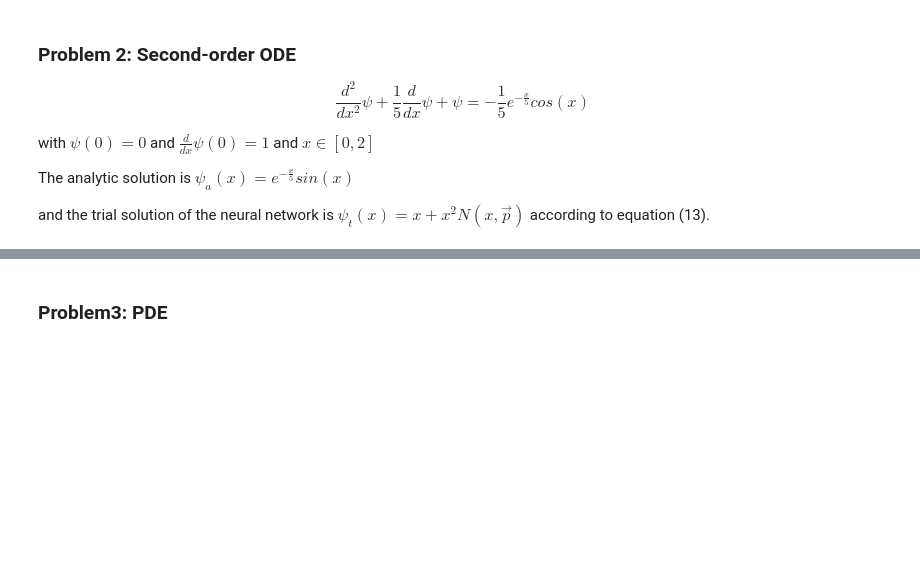
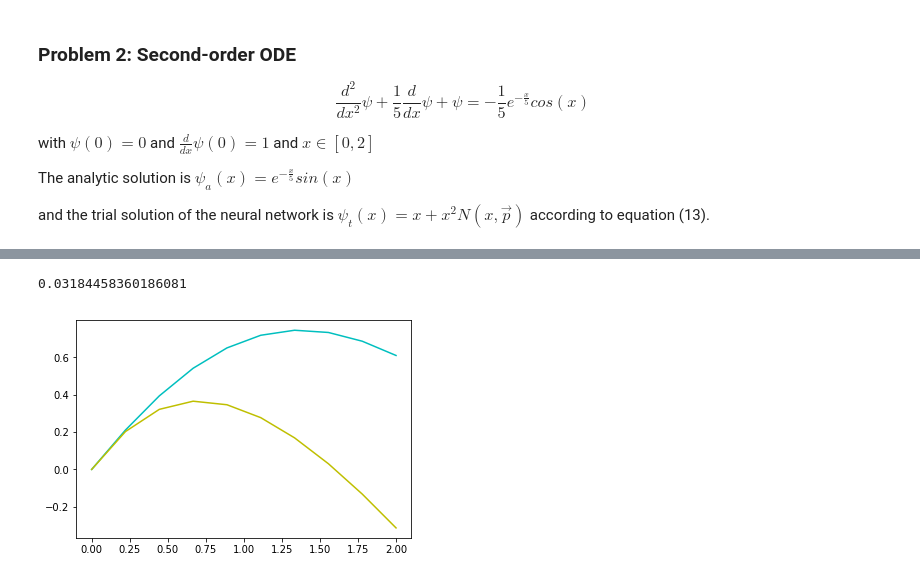
Before and after one commit to anhnguyendepocen/py-optimization, a Jupyter notebook: 11 - Solving Differential Equations with Neural Networks.ipynb, the cells around one changed output, grey strips where cells are left out. Drawn from its saved outputs; the diff is of its cells as text; code cells hidden in the pictures; blank space fills up the shorter version.

```diff
--- a/11 - Solving Differential Equations with Neural Networks.ipynb
+++ b/11 - Solving Differential Equations with Neural Networks.ipynb
@@ -546,22 +501,14 @@ import autograd.numpy.random as npr
 nx = 10
 dx = 1. / nx
 
-def f(x, psy, dpsy):
-    '''
-        d2(psy)/dx2 = f(x, dpsy/dx, psy)
-        This is f() function on the right
-    '''
-    return -1./5. * np.exp(-x/5.) * np.cos(x) - 1./5. * dpsy - psy
+def f(x, psi):
+    return np.exp(-x/5.) * np.cos(x) - 1./5. * psi
 
-
-def psy_analytic(x):
-    '''
-        Analytical solution of current problem
-    '''
+def psi_analytic(x):
     return np.exp(-x/5.) * np.sin(x)
 
 x_space = np.linspace(0, 2, nx)
-y_space = psy_analytic(x_space)
+y_space = psi_analytic(x_space)
 
 def sigmoid(x):
     return 1. / (1. + np.exp(-x))
@@ -570,53 +517,46 @@ def neural_network(W, x):
     a1 = sigmoid(np.dot(x, W[0]))
     return np.dot(a1, W[1])
 
 def neural_network_x(x):
     a1 = sigmoid(np.dot(x, W[0]))
     return np.dot(a1, W[1])
 
-def psy_trial(xi, net_out):
-    return xi + xi**2 * net_out
+def psi_trial(xi, net_out):
+    return xi * net_out
 
-psy_grad = grad(psy_trial)
-psy_grad2 = grad(psy_grad)
+d_psi_trial = grad(psi_trial)
 
 def loss_function(W, x):
     loss_sum = 0.
 
     for xi in x:
         net_out = neural_network(W, xi)[0][0]
-
-        net_out_d = grad(neural_network_x)(xi)
-        net_out_dd = grad(grad(neural_network_x))(xi)
-
-        psy_t = psy_trial(xi, net_out)
-
-        gradient_of_trial = psy_grad(xi, net_out)
-        second_gradient_of_trial = psy_grad2(xi, net_out)
-
-        func = f(xi, psy_t, gradient_of_trial) # right part function
-
-        err_sqr = (second_gradient_of_trial - func)**2
+        d_net_out = grad(neural_network_x)(xi)
+        psi_t = psi_trial(xi, net_out)
+        d_psi_t = d_psi_trial(xi, net_out)
+        func = f(xi, psi_t)
+        err_sqr = (d_psi_t - func)**2
         loss_sum += err_sqr
 
     return loss_sum
 
 W = [npr.randn(1, 10), npr.randn(10, 1)]
-lmb = 0.001
+lmb = 0.005
 
-for i in range(50):
+for i in range(1000):
     loss_grad =  grad(loss_function)(W, x_space)
 
     W[0] = W[0] - lmb * loss_grad[0]
     W[1] = W[1] - lmb * loss_grad[1]
 
 print(loss_function(W, x_space))
-res = [psy_trial(xi, neural_network(W, xi)[0][0]) for xi in x_space]
+res = [psi_trial(xi, neural_network(W, xi)[0][0]) for xi in x_space]
 
 
 plt.figure()
-plt.plot(x_space, y_space)
-plt.plot(x_space, res)
+plt.plot(x_space, y_space, c='c') # analytic solution
+plt.plot(x_space, res, c='y') # neural network
 plt.show()
+# %% [output]
+0.03184458360186081
+[figure, added]
-# %% [markdown]
-### Problem3: PDE
```
Also changed, not shown: parts of 15 cells of this notebook, 11 other files.
